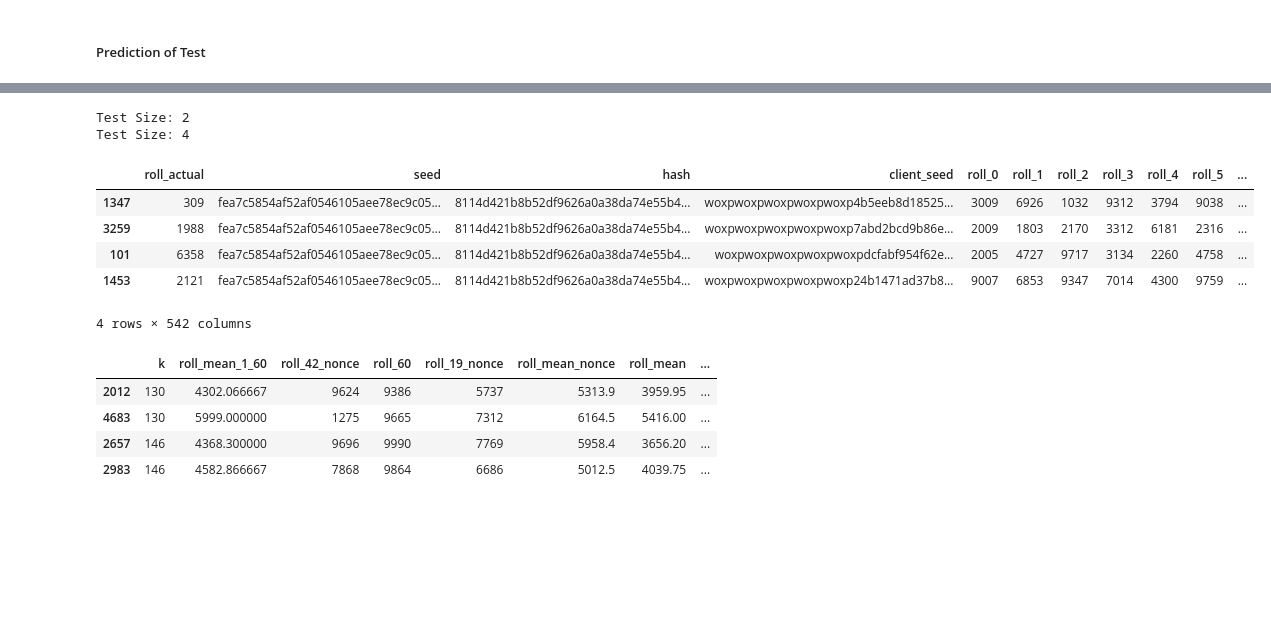
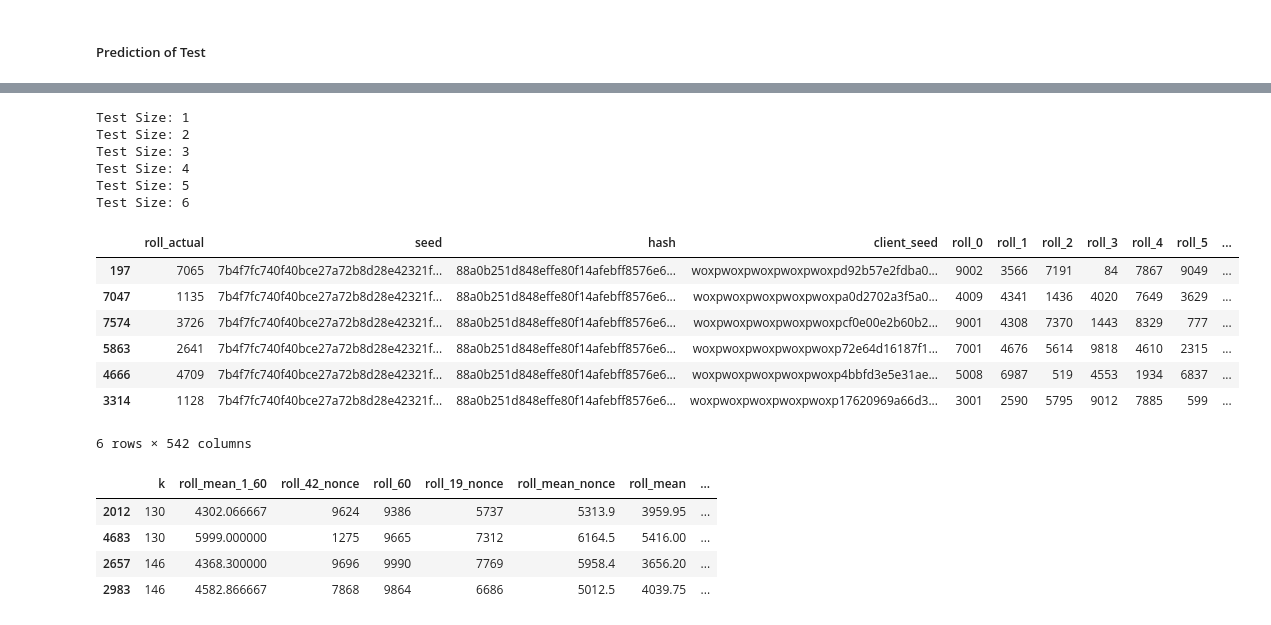
Before and after one commit to baskarsambandamurthy/hashing, a Jupyter notebook: baseline hash-trend-verification ML large volume hash 25 features.ipynb, the cells around one changed output, grey strips where cells are left out. Saved outputs shown, nothing was run; the diff lists cells and outputs as text; code cells hidden in the pictures; blank space fills up the shorter version.

```diff
--- a/baseline hash-trend-verification ML large volume hash 25 features.ipynb
+++ b/baseline hash-trend-verification ML large volume hash 25 features.ipynb
@@ -3286,7 +3235,7 @@ def get_sim_cutoff_data(test,xgb_models,features_test,test_hash_cutoff_df,
 
 
     top_k=[]
-    sim_cutoff_df = pd.DataFrame(columns=['k','ratio','total','hash_no','hash_group'])
+    sim_cutoff_df = pd.DataFrame(columns=['k','ratio','total','hash_no','hash_group','roll_mean'])
     df_size = len(test_hash_cutoff_df)
     for i,row in enumerate(test_hash_cutoff_df.itertuples()):
         k=row.Index
@@ -3313,7 +3262,8 @@ def get_sim_cutoff_data(test,xgb_models,features_test,test_hash_cutoff_df,
                 success = len(test_filt[mask2])
                 ratio = success / total
 #             print(ratio,success,total,row['cutoff'],k)
-            sim_cutoff_df.loc[len(sim_cutoff_df.index)] = [k,ratio, total, idx, np.nan]
+            roll_mean=test_filt['roll_actual'].mean()
+            sim_cutoff_df.loc[len(sim_cutoff_df.index)] = [k,ratio, total, idx, np.nan,roll_mean]
 
     for group_no,group in enumerate(hash_groups):
         start =group[0]
@@ -3634,0 +3621,10 @@ print(test_hash[mask]['client_seed'].nunique())
+# %%
+%%time
+imp_feats_count_list = [65,70]
+sim_cutoff_dfs=None
+cutoff_pos_df_hash,sim_cutoff_dfs,test_probs_hash=create_cutoff_pos_df(test_hash,xgb_models,
+                    features_test,df[(df['total']==1)],
+                    imp_feats_count_list,
+                   test_ratio_limit=0.12,sim_cutoff_dfs=sim_cutoff_dfs,
+                    low_high_record_condns=[(False,1,20)])
+cutoff_pos_df_hash
@@ -3635,13 +3652,13 @@ print(test_hash[mask]['client_seed'].nunique())
 # %%
-%%time
-imp_feats_count_list = [2,5,10,15,20,25,30,40]
-sim_cutoff_dfs=None
-min_normal_count=50
-max_low_count = 5
-cutoff_pos_df_hash,sim_cutoff_dfs,test_probs_hash=create_cutoff_pos_df(test_hash,xgb_models,
-                    features_test,df[(df['total']<=max_low_count) | (df['total']>=min_normal_count)],
-                    imp_feats_count_list,
-                   test_ratio_limit=0.12,sim_cutoff_dfs=sim_cutoff_dfs,
-                    low_high_record_condns=[(True,min_normal_count,10),
-                                            (False,max_low_count,20),(False,2,20)])
-cutoff_pos_df_hash
+# %%time
+# imp_feats_count_list = [2,5,10,15,20,25,30,40]
+# sim_cutoff_dfs=None
+# min_normal_count=50
+# max_low_count = 5
+# cutoff_pos_df_hash,sim_cutoff_dfs,test_probs_hash=create_cutoff_pos_df(test_hash,xgb_models,
+#                     features_test,df[(df['total']<=max_low_count) | (df['total']>=min_normal_count)],
+#                     imp_feats_count_list,
+#                    test_ratio_limit=0.12,sim_cutoff_dfs=sim_cutoff_dfs,
+#                     low_high_record_condns=[(True,min_normal_count,10),
+#                                             (False,max_low_count,20),(False,2,20)])
+# cutoff_pos_df_hash
@@ -3701,11 +3673,11 @@ print(trans_k)
 # %%
 %%time
-# imp_feats_count_list = [2,5,10,15,20,25,30,40]
+imp_feats_count_list = [2,5,10,15,20,25,30,35,40,45,50,55,60]
 sim_cutoff_dfs_actual=None
 cutoff_pos_df_actual,sim_cutoff_dfs_actual,test_probs=create_cutoff_pos_df(test,xgb_models,
                     features_test,df[df.index.isin(all_k)],
                     imp_feats_count_list,is_compute_matches=False,
                    test_ratio_limit=0.12,sim_cutoff_dfs=sim_cutoff_dfs_actual,
-                    low_high_record_condns=[(False,2,20)])
+                    low_high_record_condns=[(False,1,20)])
 cutoff_pos_df_actual
 # %% [output]
@@ -3792,26 +3780,32 @@ test_sel[['k','client_seed','probs']]
 # %%
 test_sel=None
-for k_sel in [198,201]:
+for k_sel in [455,508,432,460,469,515]:
     row = df.iloc[k_sel]
 #     print(row)
     mask = (test_probs['probs']>=row['cutoff']) & (test_probs['probs']<=row['cutoff_2'])
     cur_test_sel = test_probs[mask]
     cur_test_sel['k']=k_sel
     if test_sel is None:
         test_sel = cur_test_sel
     else:
         test_sel = pd.concat([test_sel,cur_test_sel],axis=0)
     print('Test Size:',len(test_sel))
 test_sel
 # %% [output]
+Test Size: 1
 Test Size: 2
+Test Size: 3
 Test Size: 4
+Test Size: 5
+Test Size: 6
 |  | roll_actual | seed | hash | client_seed | roll_0 | roll_1 | roll_2 | roll_3 | roll_4 | roll_5 | ... |
-| 1347 | 309 | fea7c5854af52af0546105aee78ec9c05... | 8114d421b8b52df9626a0a38da74e55b4... | woxpwoxpwoxpwoxpwoxp4b5eeb8d18525... | 3009 | 6926 | 1032 | 9312 | 3794 | 9038 | ... |
-| 3259 | 1988 | fea7c5854af52af0546105aee78ec9c05... | 8114d421b8b52df9626a0a38da74e55b4... | woxpwoxpwoxpwoxpwoxp7abd2bcd9b86e... | 2009 | 1803 | 2170 | 3312 | 6181 | 2316 | ... |
-| 101 | 6358 | fea7c5854af52af0546105aee78ec9c05... | 8114d421b8b52df9626a0a38da74e55b4... | woxpwoxpwoxpwoxpwoxpdcfabf954f62e... | 2005 | 4727 | 9717 | 3134 | 2260 | 4758 | ... |
-| 1453 | 2121 | fea7c5854af52af0546105aee78ec9c05... | 8114d421b8b52df9626a0a38da74e55b4... | woxpwoxpwoxpwoxpwoxp24b1471ad37b8... | 9007 | 6853 | 9347 | 7014 | 4300 | 9759 | ... |
+| 197 | 7065 | 7b4f7fc740f40bce27a72b8d28e42321f... | 88a0b251d848effe80f14afebff8576e6... | woxpwoxpwoxpwoxpwoxpd92b57e2fdba0... | 9002 | 3566 | 7191 | 84 | 7867 | 9049 | ... |
+| 7047 | 1135 | 7b4f7fc740f40bce27a72b8d28e42321f... | 88a0b251d848effe80f14afebff8576e6... | woxpwoxpwoxpwoxpwoxpa0d2702a3f5a0... | 4009 | 4341 | 1436 | 4020 | 7649 | 3629 | ... |
+| 7574 | 3726 | 7b4f7fc740f40bce27a72b8d28e42321f... | 88a0b251d848effe80f14afebff8576e6... | woxpwoxpwoxpwoxpwoxpcf0e00e2b60b2... | 9001 | 4308 | 7370 | 1443 | 8329 | 777 | ... |
+| 5863 | 2641 | 7b4f7fc740f40bce27a72b8d28e42321f... | 88a0b251d848effe80f14afebff8576e6... | woxpwoxpwoxpwoxpwoxp72e64d16187f1... | 7001 | 4676 | 5614 | 9818 | 4610 | 2315 | ... |
+| 4666 | 4709 | 7b4f7fc740f40bce27a72b8d28e42321f... | 88a0b251d848effe80f14afebff8576e6... | woxpwoxpwoxpwoxpwoxp4bbfd3e5e31ae... | 5008 | 6987 | 519 | 4553 | 1934 | 6837 | ... |
+| 3314 | 1128 | 7b4f7fc740f40bce27a72b8d28e42321f... | 88a0b251d848effe80f14afebff8576e6... | woxpwoxpwoxpwoxpwoxp17620969a66d3... | 3001 | 2590 | 5795 | 9012 | 7885 | 599 | ... |
-4 rows × 542 columns
+6 rows × 542 columns
 # %%
 imp_feats = [col for col in imp_df['feature'].values if (col.startswith('roll_'))][:10]
 test_sel[['k']+imp_feats]
```
Also changed, not shown: parts of 52 cells of this notebook.
